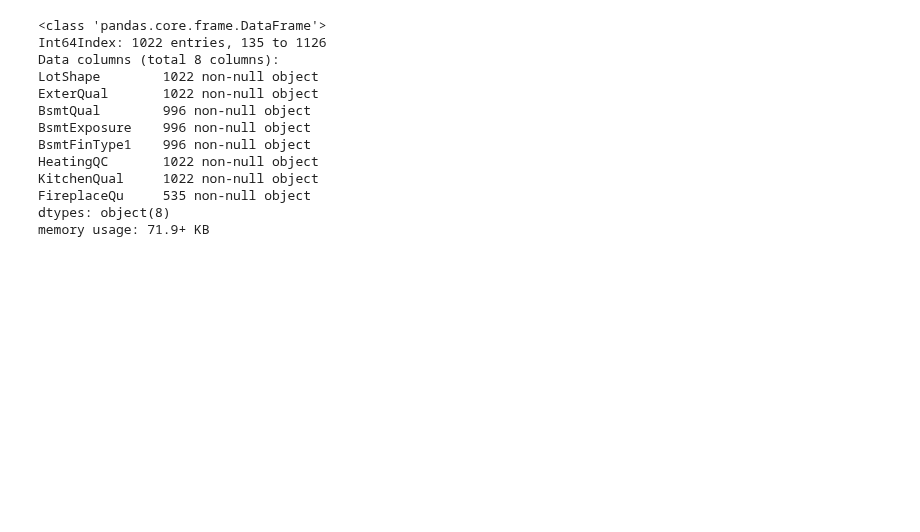
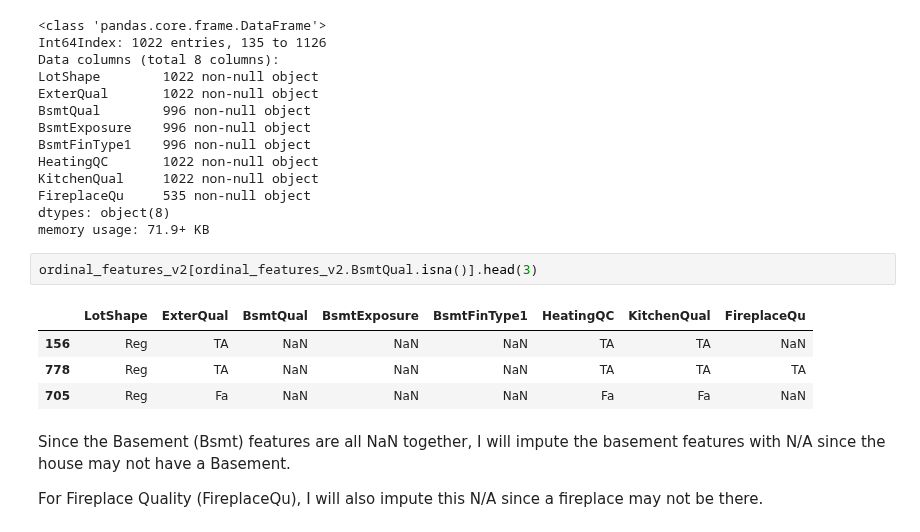
Before and after one commit to Ryan95Z/ml-house-prices, a Jupyter notebook: notebooks/4. Feature Engineering v2.ipynb, the cells around one changed output. Cells and saved outputs as stored; diff of their text form; blank space fills up the shorter version.

```diff
--- a/notebooks/4. Feature Engineering v2.ipynb
+++ b/notebooks/4. Feature Engineering v2.ipynb
@@ -497,3 +497,14 @@ KitchenQual     1022 non-null object
 FireplaceQu     535 non-null object
 dtypes: object(8)
 memory usage: 71.9+ KB
+# %%
+ordinal_features_v2[ordinal_features_v2.BsmtQual.isna()].head(3)
+# %% [output]
+|  | LotShape | ExterQual | BsmtQual | BsmtExposure | BsmtFinType1 | HeatingQC | KitchenQual | FireplaceQu |
+| 156 | Reg | TA | NaN | NaN | NaN | TA | TA | NaN |
+| 778 | Reg | TA | NaN | NaN | NaN | TA | TA | TA |
+| 705 | Reg | Fa | NaN | NaN | NaN | Fa | Fa | NaN |
+# %% [markdown]
+Since the Basement (Bsmt) features are all NaN together, I will impute the basement features with N/A since the house may not have a Basement.
+
+For Fireplace Quality (FireplaceQu), I will also impute this N/A since a fireplace may not be there.
```
Also changed, not shown: parts of 16 cells of this notebook.
